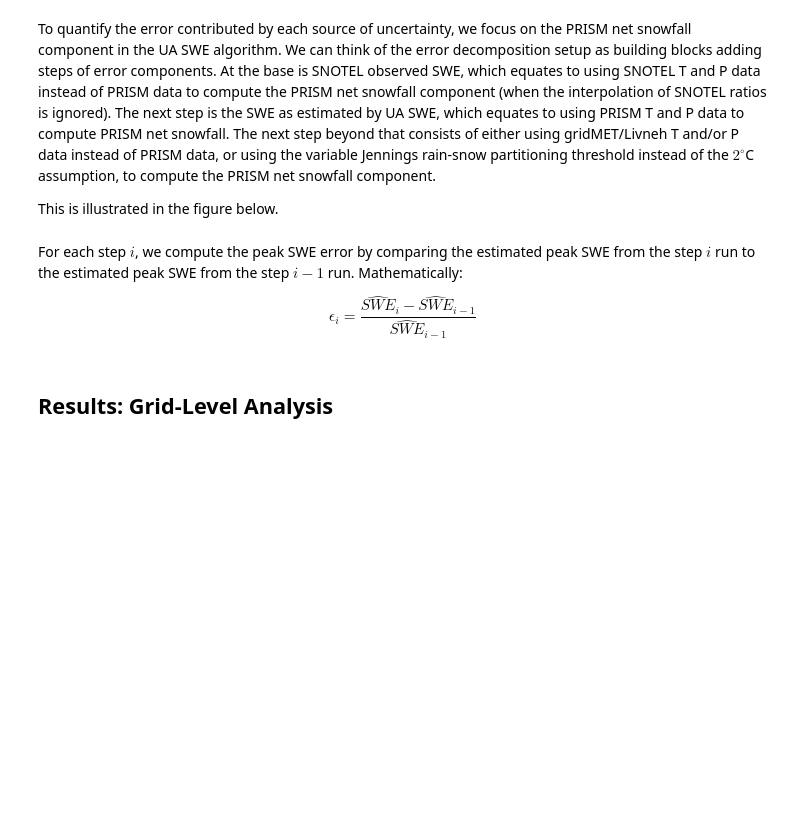
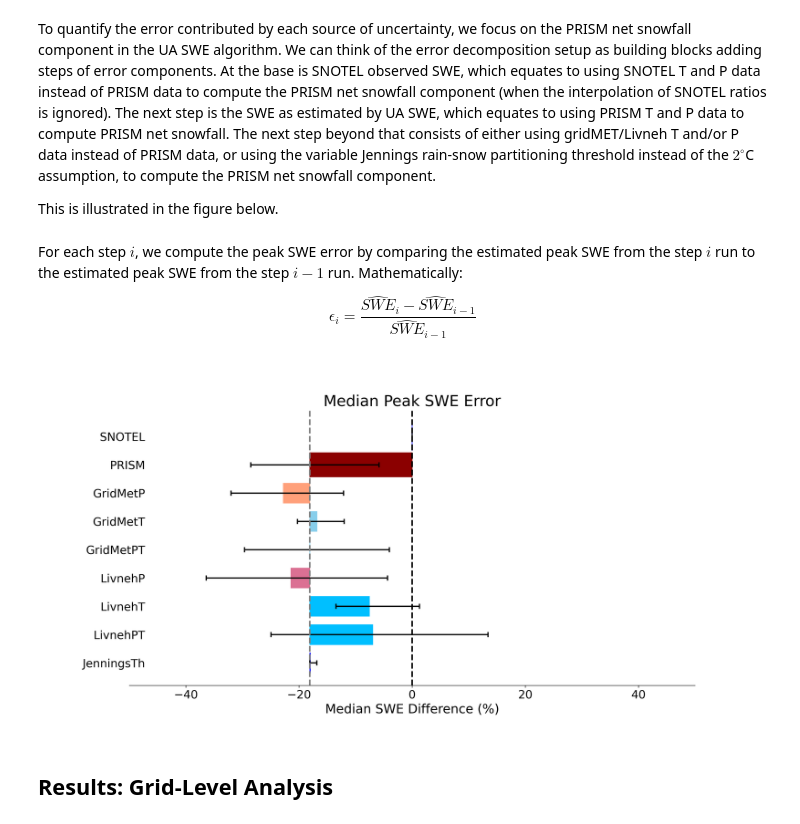
Before and after one commit to michelleyu1/uaswe-error-decomposition, a Jupyter notebook: _build/jupyter_execute/main.ipynb, the cells around one changed output. Drawn from its saved outputs; the diff is of its cells as text; code cells hidden in the pictures; blank space fills up the shorter version.

Commit message:
first figure

```diff
--- a/_build/jupyter_execute/main.ipynb
+++ b/_build/jupyter_execute/main.ipynb
@@ -217,7 +217,9 @@ $$
 \epsilon_i = \frac{\hat{SWE}_{i} - \hat{SWE}_{i-1}}{\hat{SWE}_{i-1}}
 $$
 # %%
-# Error decomposition plot
+Image(filename = "figures/error_pt_lvl.png", width=1000, height=1000)
+# %% [output]
+[figure, added]
 # %% [markdown]
 ## Results: Grid-Level Analysis
 # %% [markdown]
```
Also changed, not shown: 9 other files.
